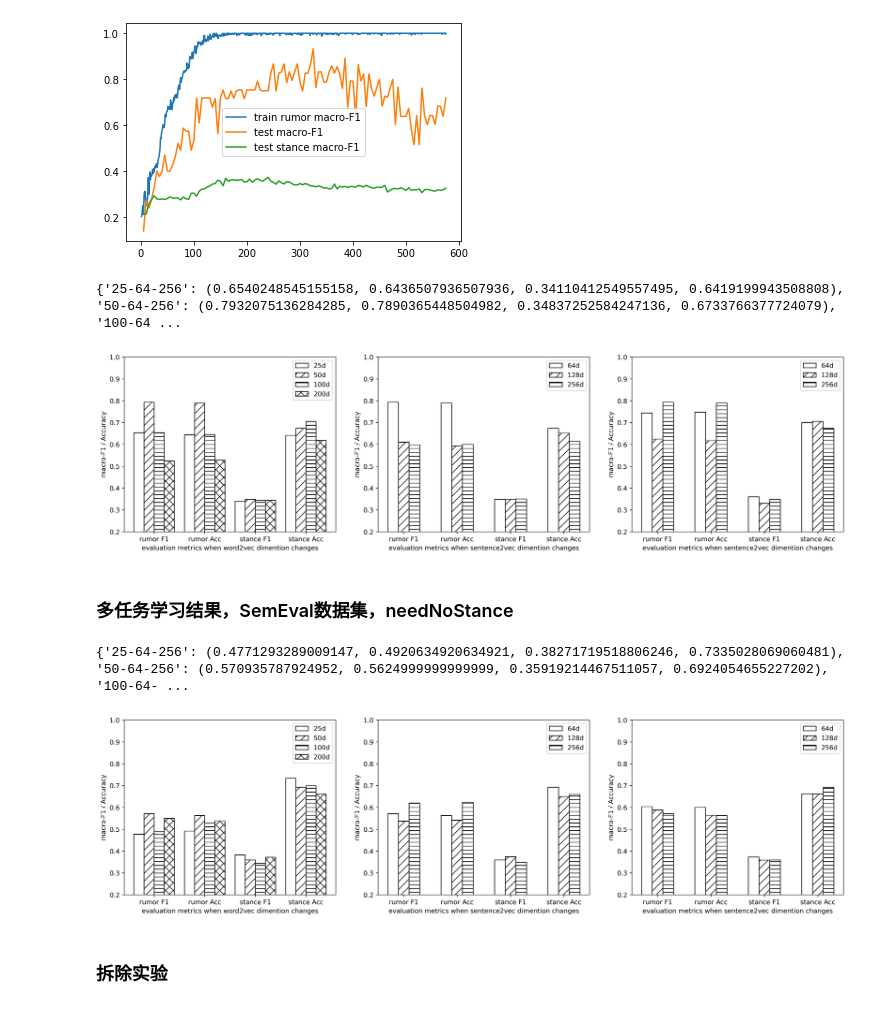
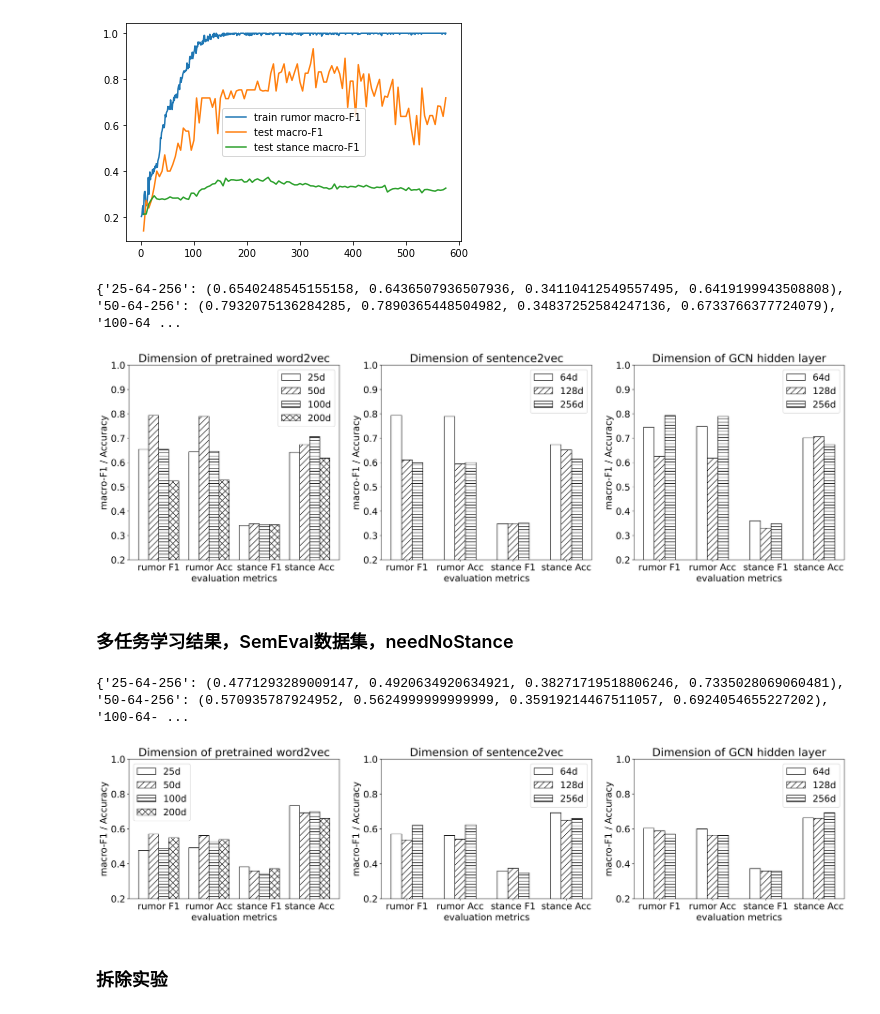
Before and after one commit to CloneNOX/MSA-BiGCN, a Jupyter notebook: MSA-BiGCN/result.ipynb, the cells around one changed output. Saved outputs shown, nothing was run; the diff lists cells and outputs as text; code cells hidden in the pictures.

```diff
--- a/MSA-BiGCN/result.ipynb
+++ b/MSA-BiGCN/result.ipynb
@@ -152,14 +152,15 @@ for hdim in [64, 128, 256]:
 print(name2Status)
 F1 = [name2Status['{:d}-64-256'.format(w2v)][0] for w2v in [25,50,100,200]]
 acc = [name2Status['{:d}-64-256'.format(w2v)][1] for w2v in [25,50,100,200]]
-plt.figure(figsize=(20,5),dpi=400)
+plt.figure(figsize=(22,5),dpi=400)
+plt.rcParams.update({'font.size': 18})
 plt.subplot(131)
 plt.plot([25,50,100,200], F1, '-^', label='macro-F1')
 plt.plot([25,50,100,200], acc, '-o', label='acc')
 plt.grid()
 plt.legend(loc='best')
 plt.xticks([25,50,100,200])
-plt.xlabel('Dimention of pretrained word2vec')
+plt.xlabel('Dimension of pretrained word2vec')
 plt.ylabel('macro-F1 / Accuracy')
 F1 = [name2Status['50-{:d}-256'.format(w2v)][0] for w2v in [64,128,256]]
 acc = [name2Status['50-{:d}-256'.format(w2v)][1] for w2v in [64,128,256]]
@@ -169,7 +170,7 @@ plt.plot([64,128,256], acc, '-o', label='acc')
 plt.grid()
 plt.legend(loc='best')
 plt.xticks([64,128,256])
-plt.xlabel('Dimention of sentence2vec')
+plt.xlabel('Dimension of sentence2vec')
 plt.ylabel('macro-F1 / Accuracy')
 F1 = [name2Status['50-64-{:d}'.format(w2v)][0] for w2v in [64,128,256]]
 acc = [name2Status['50-64-{:d}'.format(w2v)][1] for w2v in [64,128,256]]
@@ -179,9 +180,9 @@ plt.plot([64,128,256], acc, '-o', label='acc')
 plt.grid()
 plt.legend(loc='best')
 plt.xticks([64,128,256])
-plt.xlabel('Dimention of GCN hidden layer')
+plt.xlabel('Dimension of GCN hidden layer')
 plt.ylabel('macro-F1 / Accuracy')
 
-plt.savefig('../image/PHEMEsearch.pdf', format='pdf')
+plt.savefig('../image/PHEMEsearch.pdf', format='pdf', bbox_inches='tight')
 # %% [output]
 {'25-64-256': (0.7009122850529099, 0.7787114845938375), '50-64-256': (0.7148432332256298, 0.7759103641456583), '100-64-256': (0.7145422754381866, 0.7880485527544351), '200-64-256': (0.7117952800254455 ...
@@ -284,14 +285,15 @@ for hdim in [64, 128, 256]:
 print(name2Status)
 F1 = [name2Status['{:d}-64-256'.format(w2v)][0] for w2v in [25,50,100,200]]
 acc = [name2Status['{:d}-64-256'.format(w2v)][1] for w2v in [25,50,100,200]]
-plt.figure(figsize=(20,5),dpi=400)
+plt.figure(figsize=(22,5),dpi=400)
+plt.rcParams.update({'font.size': 18})
 plt.subplot(131)
 plt.plot([25,50,100,200], F1, '-^', label='macro-F1')
 plt.plot([25,50,100,200], acc, '-o', label='acc')
 plt.grid()
 plt.legend(loc='best')
 plt.xticks([25,50,100,200])
-plt.xlabel('Dimention of pretrained word2vec')
+plt.xlabel('Dimension of pretrained word2vec')
 plt.ylabel('macro-F1 / Accuracy')
 F1 = [name2Status['50-{:d}-256'.format(w2v)][0] for w2v in [64,128,256]]
 acc = [name2Status['50-{:d}-256'.format(w2v)][1] for w2v in [64,128,256]]
@@ -301,7 +303,7 @@ plt.plot([64,128,256], acc, '-o', label='acc')
 plt.grid()
 plt.legend(loc='best')
 plt.xticks([64,128,256])
-plt.xlabel('Dimention of sentence2vec')
+plt.xlabel('Dimension of sentence2vec')
 plt.ylabel('macro-F1 / Accuracy')
 F1 = [name2Status['50-64-{:d}'.format(w2v)][0] for w2v in [64,128,256]]
 acc = [name2Status['50-64-{:d}'.format(w2v)][1] for w2v in [64,128,256]]
@@ -311,9 +313,9 @@ plt.plot([64,128,256], acc, '-o', label='acc')
 plt.grid()
 plt.legend(loc='best')
 plt.xticks([64,128,256])
-plt.xlabel('Dimention of GCN hidden layer')
+plt.xlabel('Dimension of GCN hidden layer')
 plt.ylabel('macro-F1 / Accuracy')
 #plt.show()
-plt.savefig('../image/SemEvalsearch.pdf', format='pdf')
+plt.savefig('../image/SemEvalsearch.pdf', format='pdf', bbox_inches='tight')
 # %% [output]
 {'25-64-256': (0.5722623366942273, 0.5875576036866359), '50-64-256': (0.737012987012987, 0.724379928376551), '100-64-256': (0.6301709154179204, 0.6377551020408163), '200-64-256': (0.5760696714639596,  ...
@@ -474,7 +476,7 @@ for hdim in [64, 128, 256]:
             name2Status['{:d}-{:d}-{:d}'.format(50,64,hdim)] = (avgRF1, avgRAcc, avgSF1, avgSAcc)
             maxF1 = avgRF1
 print(name2Status)
-plt.figure(figsize=(20,5),dpi=400)
+plt.figure(figsize=(25,7),dpi=400)
 total_width, n = 0.8, 4
 width = total_width / n
 x = np.arange(4)
@@ -482,38 +484,41 @@ x = x - (total_width - width) / 2
 plt.subplot(131)
 plt.bar(x, name2Status['25-64-256'], width=width, label='25d', color='white', edgecolor="k")
 plt.bar(x + width, name2Status['50-64-256'], width=width, label='50d', hatch='//', color='white', edgecolor="k")
 plt.bar(x + 2 * width, name2Status['100-64-256'], width=width, label='100d', hatch='--', color='white', edgecolor="k")
 plt.bar(x + 3 * width, name2Status['200-64-256'], width=width, label='200d', hatch='xx', color='white', edgecolor="k")
 plt.ylim((0.2, 1))
 plt.legend()
 plt.xticks(x + 1.5 * width, ['rumor F1','rumor Acc','stance F1', 'stance Acc'])
-plt.xlabel('evaluation metrics when word2vec dimention changes')
+plt.xlabel('evaluation metrics')
 plt.ylabel('macro-F1 / Accuracy')
+plt.title('Dimension of pretrained word2vec')
 
 plt.subplot(132)
 plt.bar(x, name2Status['50-64-256'], width=width, label='64d', color='white', edgecolor="k")
 plt.bar(x + width, name2Status['50-128-256'], width=width, label='128d', hatch='//', color='white', edgecolor="k")
 plt.bar(x + 2 * width, name2Status['50-256-256'], width=width, label='256d', hatch='--', color='white', edgecolor="k")
 plt.ylim((0.2, 1))
 plt.legend()
 plt.xticks(x + 1 * width, ['rumor F1','rumor Acc','stance F1', 'stance Acc'])
-plt.xlabel('evaluation metrics when sentence2vec dimention changes')
+plt.xlabel('evaluation metrics')
 plt.ylabel('macro-F1 / Accuracy')
+plt.title('Dimension of sentence2vec')
 
 plt.subplot(133)
 plt.bar(x, name2Status['50-64-64'], width=width, label='64d', color='white', edgecolor="k")
 plt.bar(x + width, name2Status['50-64-128'], width=width, label='128d', hatch='//', color='white', edgecolor="k")
 plt.bar(x + 2 * width, name2Status['50-64-256'], width=width, label='256d', hatch='--', color='white', edgecolor="k")
 plt.ylim((0.2, 1))
 plt.legend(loc='best')
 plt.xticks(x + 1 * width, ['rumor F1','rumor Acc','stance F1', 'stance Acc'])
-plt.xlabel('evaluation metrics when sentence2vec dimention changes')
+plt.xlabel('evaluation metrics')
 plt.ylabel('macro-F1 / Accuracy')
+plt.title('Dimension of GCN hidden layer')
 
-plt.savefig('../image/SemEvalwithStanceSearch.pdf', format='pdf')
+plt.savefig('../image/SemEvalwithStanceSearch.pdf', format='pdf', bbox_inches='tight')
 # %% [output]
 {'25-64-256': (0.6540248545155158, 0.6436507936507936, 0.34110412549557495, 0.6419199943508808), '50-64-256': (0.7932075136284285, 0.7890365448504982, 0.34837252584247136, 0.6733766377724079), '100-64 ...
-[figure, old version]
+[figure, new version]
 # %% [markdown]
 ### 多任务学习结果，SemEval数据集，needNoStance
 # %%
@@ -622,7 +627,7 @@ for hdim in [64, 128, 256]:
             name2Status['{:d}-{:d}-{:d}'.format(50,64,hdim)] = (avgRF1, avgRAcc, avgSF1, avgSAcc)
             maxF1 = avgRF1
 print(name2Status)
-plt.figure(figsize=(20,5),dpi=400)
+plt.figure(figsize=(25,5),dpi=400)
 total_width, n = 0.8, 4
 width = total_width / n
 x = np.arange(4)
@@ -635,8 +640,9 @@ plt.bar(x + 3 * width, name2Status['200-64-256'], width=width, label='200d', hat
 plt.ylim((0.2, 1))
 plt.legend()
 plt.xticks(x + 1.5 * width, ['rumor F1','rumor Acc','stance F1', 'stance Acc'])
-plt.xlabel('evaluation metrics when word2vec dimention changes')
+plt.xlabel('evaluation metrics')
 plt.ylabel('macro-F1 / Accuracy')
+plt.title('Dimension of pretrained word2vec')
 
 plt.subplot(132)
 plt.bar(x, name2Status['50-64-256'], width=width, label='64d', color='white', edgecolor="k")
@@ -645,8 +651,9 @@ plt.bar(x + 2 * width, name2Status['50-256-256'], width=width, label='256d', hat
 plt.ylim((0.2, 1))
 plt.legend()
 plt.xticks(x + 1 * width, ['rumor F1','rumor Acc','stance F1', 'stance Acc'])
-plt.xlabel('evaluation metrics when sentence2vec dimention changes')
+plt.xlabel('evaluation metrics')
 plt.ylabel('macro-F1 / Accuracy')
+plt.title('Dimension of sentence2vec')
 
 plt.subplot(133)
 plt.bar(x, name2Status['50-64-64'], width=width, label='64d', color='white', edgecolor="k")
@@ -655,13 +662,14 @@ plt.bar(x + 2 * width, name2Status['50-64-256'], width=width, label='256d', hatc
 plt.ylim((0.2, 1))
 plt.legend(loc='best')
 plt.xticks(x + 1 * width, ['rumor F1','rumor Acc','stance F1', 'stance Acc'])
-plt.xlabel('evaluation metrics when sentence2vec dimention changes')
+plt.xlabel('evaluation metrics')
 plt.ylabel('macro-F1 / Accuracy')
+plt.title('Dimension of GCN hidden layer')
 
-plt.savefig('../image/SemEvalnoStanceSearch.pdf', format='pdf')
+plt.savefig('../image/SemEvalnoStanceSearch.pdf', format='pdf', bbox_inches='tight')
 # %% [output]
 {'25-64-256': (0.4771293289009147, 0.4920634920634921, 0.38271719518806246, 0.7335028069060481), '50-64-256': (0.570935787924952, 0.5624999999999999, 0.35919214467511057, 0.6924054655227202), '100-64- ...
-[figure, old version]
+[figure, new version]
 # %% [markdown]
 ### 拆除实验
 # %%
```
Also changed, not shown: parts of 2 cells of this notebook, 3 other files.
